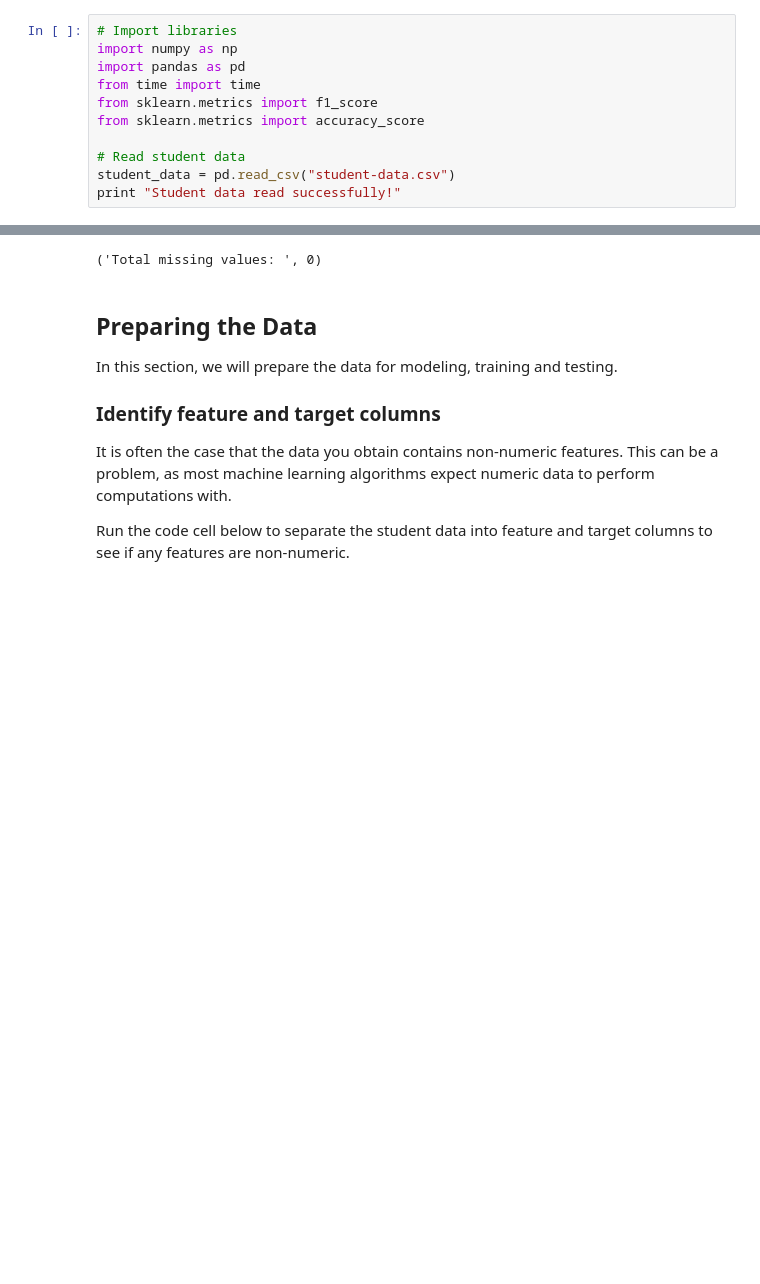
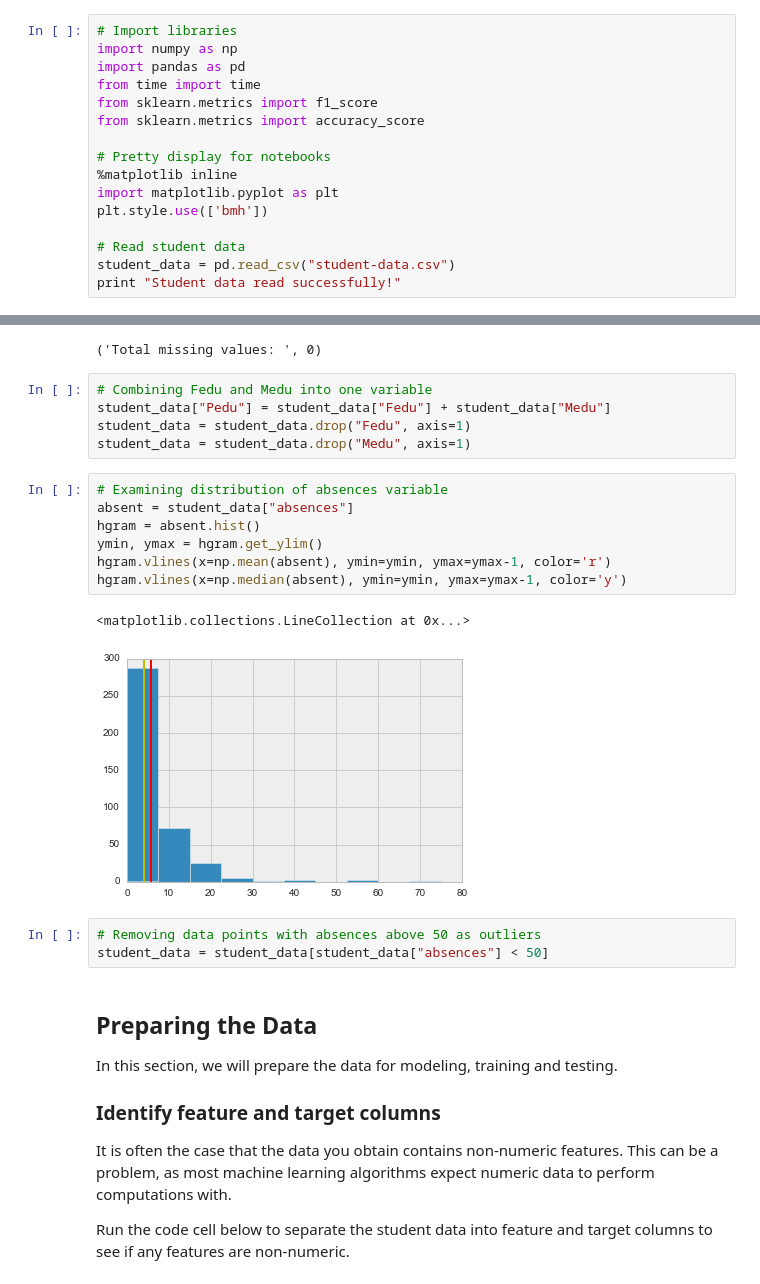
Before and after one commit to FrankRuns/machine-learning, a Jupyter notebook: projects/student_intervention/student_intervention.ipynb, the cells around one changed output, grey strips where cells are left out. Drawn from its saved outputs; the diff is of its cells as text; blank space fills up the shorter version.

Commit message:
ipy notebook for the initial submission

```diff
--- a/projects/student_intervention/student_intervention.ipynb
+++ b/projects/student_intervention/student_intervention.ipynb
@@ -24,6 +24,11 @@ from time import time
 from sklearn.metrics import f1_score
 from sklearn.metrics import accuracy_score
 
+# Pretty display for notebooks
+%matplotlib inline
+import matplotlib.pyplot as plt
+plt.style.use(['bmh'])
+
 # Read student data
 student_data = pd.read_csv("student-data.csv")
 print "Student data read successfully!"
@@ -81,6 +86,24 @@ Graduation rate of the class: 0.67%
 print ("Total missing values: ", student_data.isnull().sum().sum())
 # %% [output]
 ('Total missing values: ', 0)
+# %%
+# Combining Fedu and Medu into one variable
+student_data["Pedu"] = student_data["Fedu"] + student_data["Medu"]
+student_data = student_data.drop("Fedu", axis=1)
+student_data = student_data.drop("Medu", axis=1)
+# %%
+# Examining distribution of absences variable
+absent = student_data["absences"]
+hgram = absent.hist()
+ymin, ymax = hgram.get_ylim()
+hgram.vlines(x=np.mean(absent), ymin=ymin, ymax=ymax-1, color='r')
+hgram.vlines(x=np.median(absent), ymin=ymin, ymax=ymax-1, color='y')
+# %% [output]
+<matplotlib.collections.LineCollection at 0x...>
+[figure, added]
+# %%
+# Removing data points with absences above 50 as outliers
+student_data = student_data[student_data["absences"] < 50]
 # %% [markdown]
 ## Preparing the Data
 In this section, we will prepare the data for modeling, training and testing.
```
Also changed, not shown: parts of 25 cells of this notebook.
